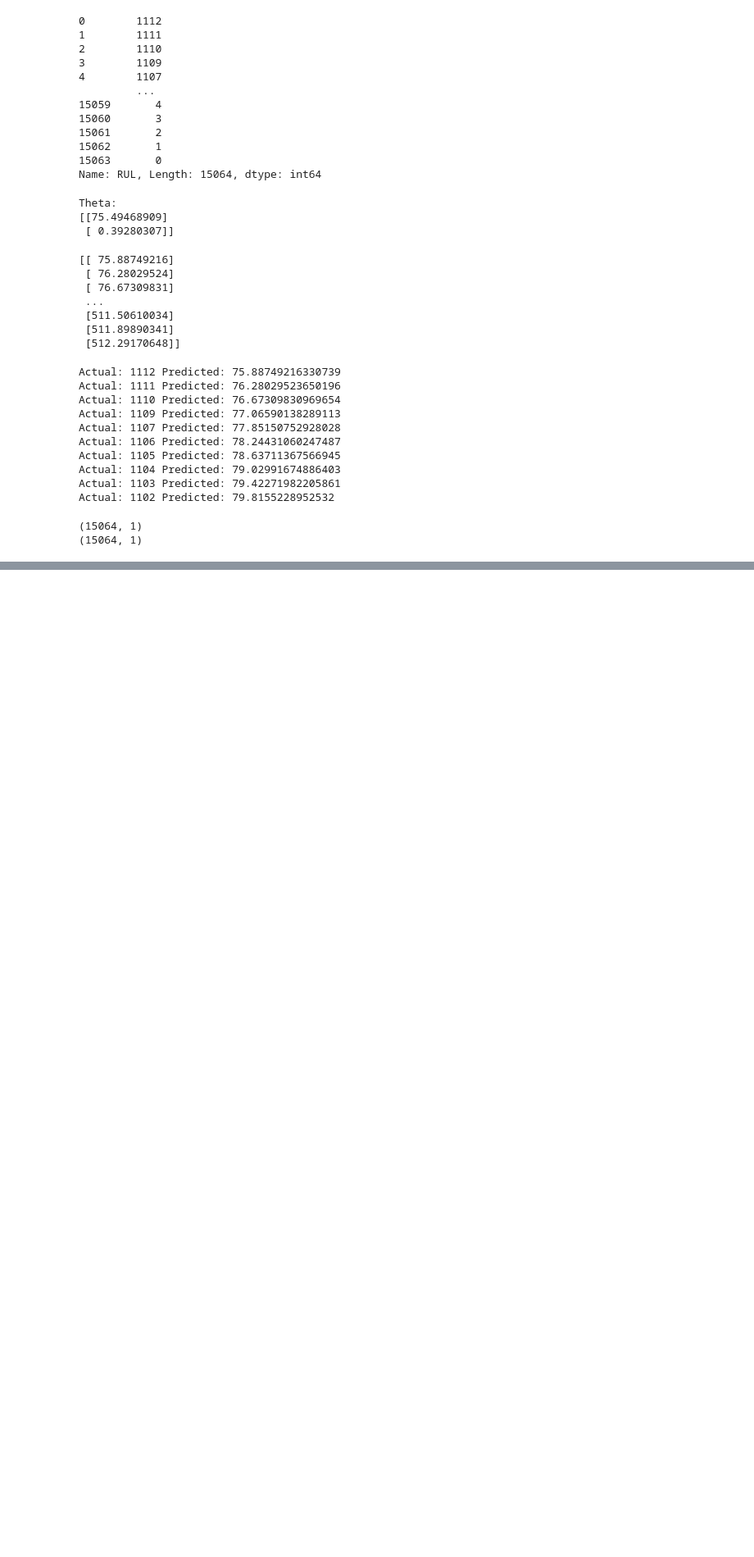
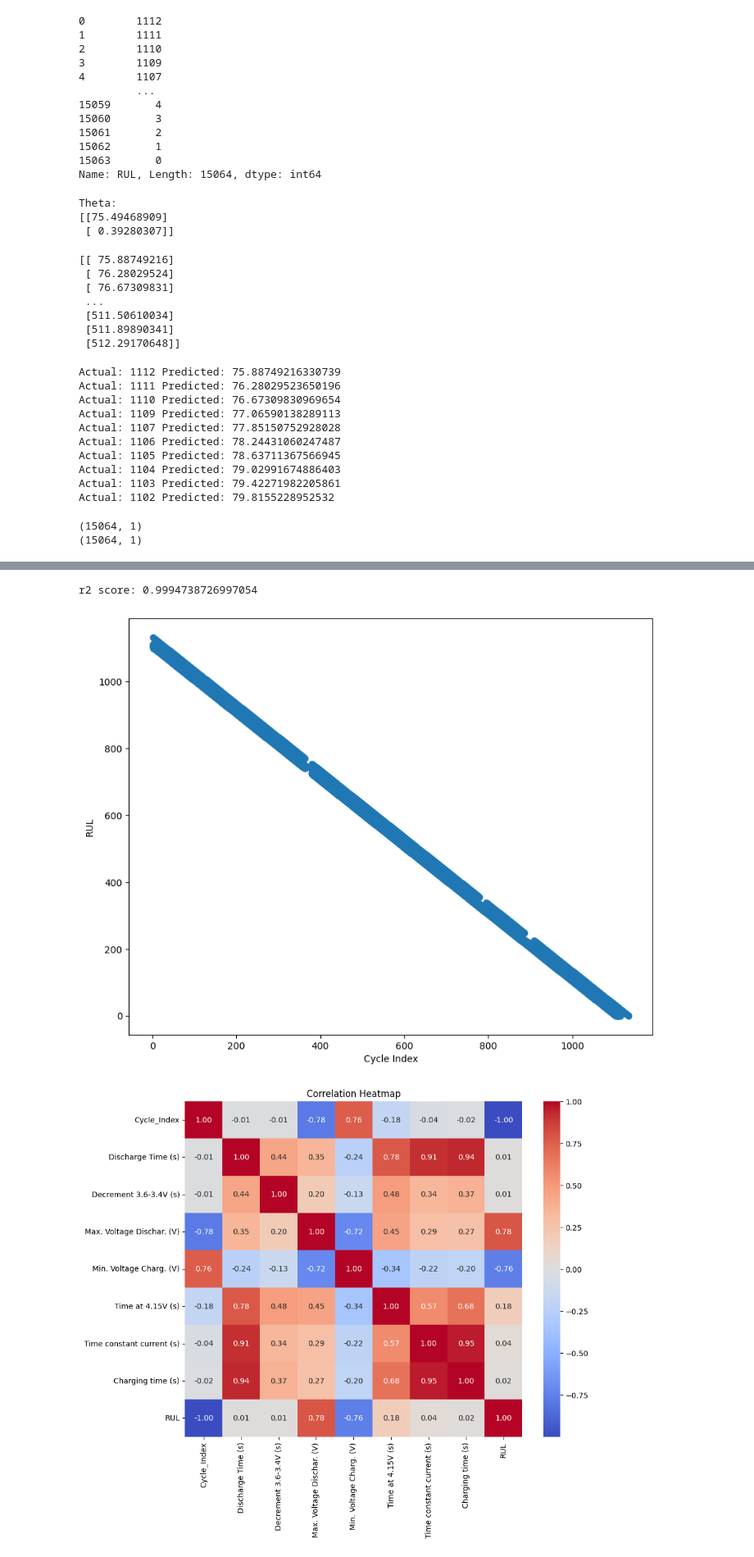
Before and after one commit to Sneha-code01/ML, a Jupyter notebook: battery_life_predict.ipynb, the cells around one changed output, grey strips where cells are left out. Shown at 82% size. Saved outputs shown, nothing was run; the diff lists cells and outputs as text; code cells hidden in the pictures; blank space fills up the shorter version.

```diff
--- a/battery_life_predict.ipynb
+++ b/battery_life_predict.ipynb
@@ -127,0 +188,6 @@ print(Y_pred.shape)
+# %%
+learn = 0.005
+step = 8500
+#training it
+theta = model(S_train,a_train,learn,step)
+print(theta)
@@ -127,0 +199,4 @@ print(Y_pred.shape)
+# %%
+a_pred = np.dot(S_test, theta)
+for i in range(10):
+    print("Actual:", a_test[i][0], "Predicted:", a_pred[i][0])
@@ -127,0 +214,29 @@ print(Y_pred.shape)
+# %%
+y_bar = np.sum(a_test)/len(a_test)
+y_act = a_test
+y_pred = a_pred
+#r2 score
+r2 = 1 - (np.sum(np.square(y_act-y_pred))/np.sum(np.square(y_act-y_bar)))
+print("r2 score:", r2)
+import matplotlib.pyplot as plt
+plt.figure(figsize=(10,8))
+plt.scatter(df['Cycle_Index'], df['RUL'])
+plt.xlabel('Cycle Index')
+plt.ylabel('RUL')
+plt.show()
+import seaborn as sns
+plt.figure(figsize=(10,8))
+
+sns.heatmap(
+    df.corr(numeric_only=True),
+    annot=True,
+    cmap='coolwarm',
+    fmt='.2f'
+)
+
+plt.title('Correlation Heatmap')
+plt.show()
+# %% [output]
+r2 score: 0.9994738726997054
+[figure, added]
+[figure, added]
```
Also changed, not shown: parts of 11 cells of this notebook.
